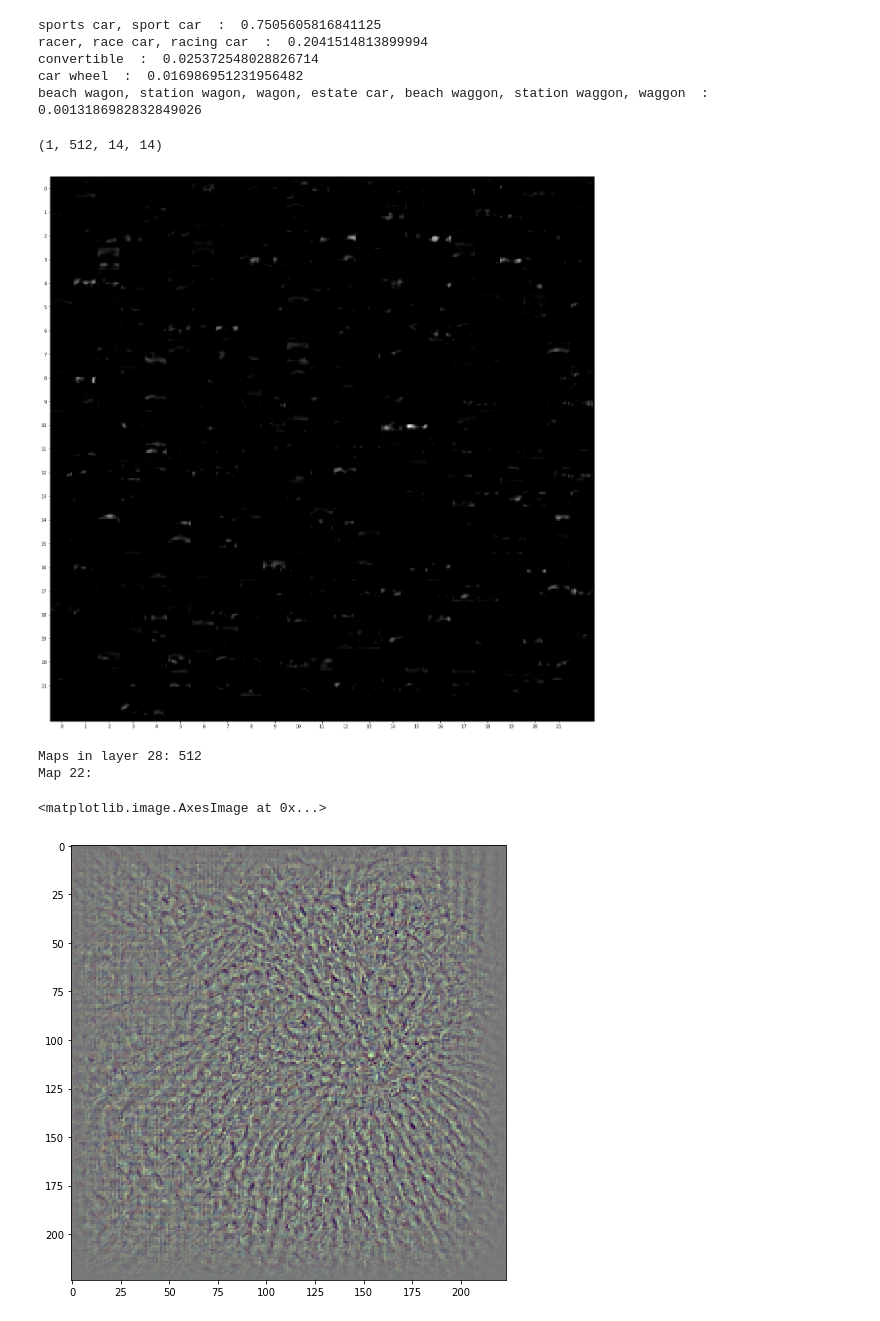
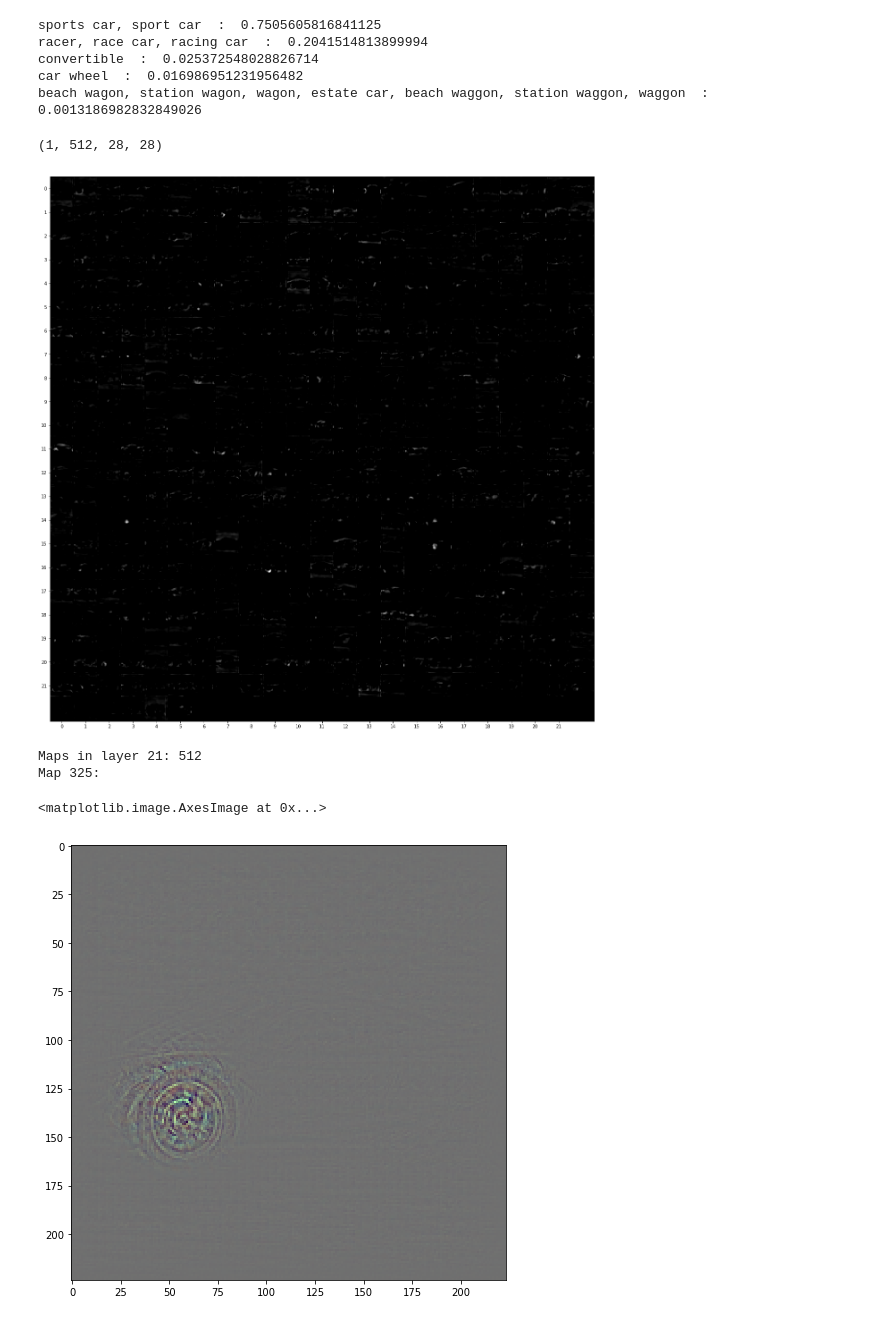
Before and after one commit to BorisLestsov/pytorch-deconvnet, a Jupyter notebook: vis.ipynb, the cells around one changed output. Saved outputs shown, nothing was run; the diff lists cells and outputs as text; code cells hidden in the pictures.

```diff
--- a/vis.ipynb
+++ b/vis.ipynb
@@ -257,7 +257,7 @@ plt.figure(figsize=(48,48))
 vgg16_d = VGG16_deconv().cuda()
 
 
-layer = 28
+layer = 21
 
 activ_map = vgg16_c.feature_outputs[layer].data.cpu().numpy()
 activ_map_shape = activ_map.shape
@@ -266,35 +266,35 @@ activ_map = activ_map.transpose(1,2,3,0)
 activ_map_grid = vis_grid(activ_map)
 vis_layer(activ_map_grid, activ_map_shape)
 # %% [output]
-(1, 512, 14, 14)
+(1, 512, 28, 28)
-[figure, old version]
+[figure, new version]
 # %%
 # only transpose convolve from Conv2d or ReLU layers
 conv_layer = layer
 
 n_maps = activ_map.shape[0]
 print("Maps in layer {}:".format(conv_layer), n_maps)
 
 
 _, map_x_dim, map_y_dim, _ = activ_map.shape
 map_img_x_dim, map_img_y_dim, _ = activ_map_grid.shape
 x_step = map_img_x_dim//(map_x_dim+1)
 
 
-x_index = 0
-y_index = 1
+x_index = 3
+y_index = 14
 map_idx = int(x_step*y_index + x_index)
 print("Map {}:".format(map_idx))
 
 if map_idx >= n_maps:
     print('Invalid map selected')
 
 decon = vgg16_d(vgg16_c.feature_outputs[layer][0][map_idx][None,None,:,:], conv_layer, map_idx, vgg16_c.pool_indices)
 plt.figure(figsize=(8,8))
 img = decon_img(decon)
 plt.imshow(img)
 # %% [output]
-Maps in layer 28: 512
-Map 22:
+Maps in layer 21: 512
+Map 325:
 <matplotlib.image.AxesImage at 0x...>
-[figure, old version]
+[figure, new version]
```
